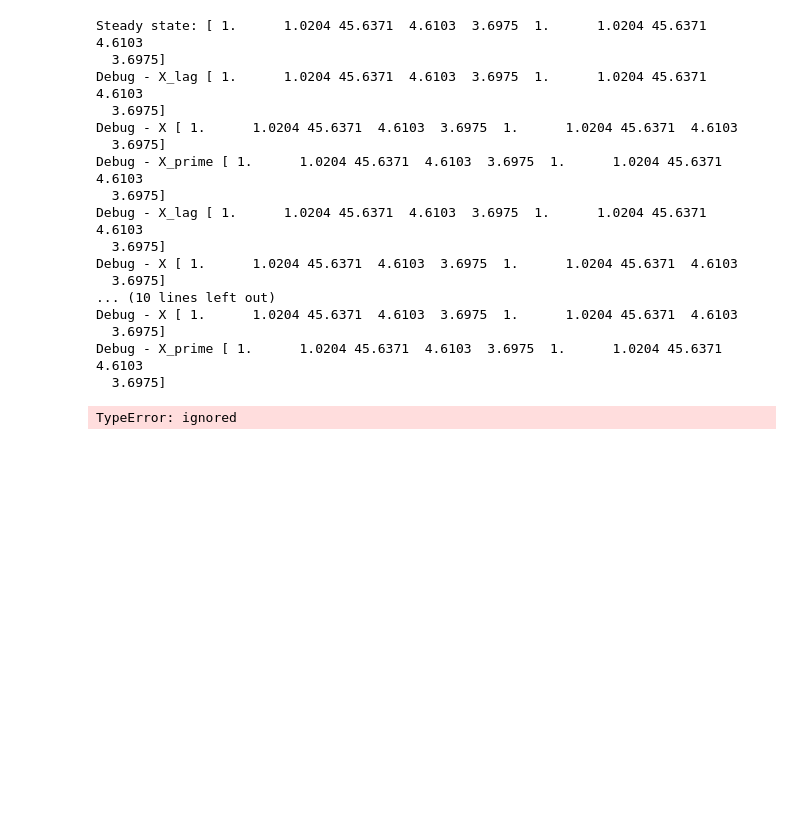
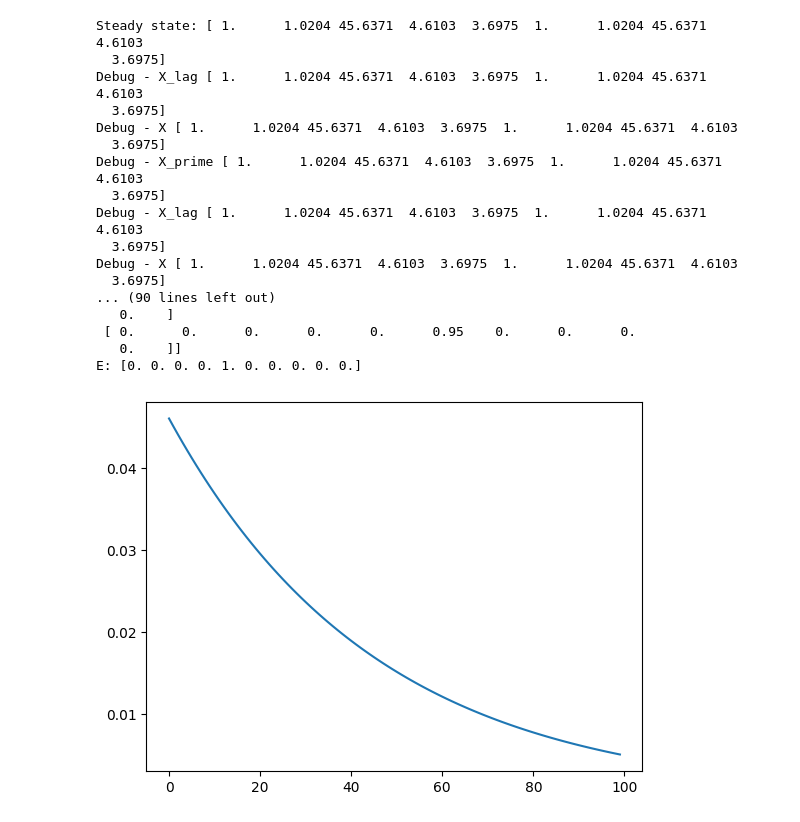
Before and after one commit to taba1/test1, a Jupyter notebook: rbc5.ipynb, the cells around one changed output. Drawn from its saved outputs; the diff is of its cells as text; code cells hidden in the pictures; blank space fills up the shorter version.

```diff
--- a/rbc5.ipynb
+++ b/rbc5.ipynb
@@ -28,7 +50,7 @@ from Support import SolveSystem
 
 # Indexing
 nX = 10
-nEps = 2
+nEps = 1
 iZ, iR, iK, iY, iC, iZf, iRf, iKf, iYf, iCf= range(nX)
 
 
@@ -89,11 +111,11 @@ def F(X_Lag,X,X_Prime,epsilon,epsilonf):
             Z * K_L**alpha - Y,# Production function
             rho * np.log(Z_L) + epsilon - np.log(Z),# TFP evolution
 
-            beta * R_P * C_P**(-gamma) * C**gamma - 1.0, # Euler equation
-            alpha * Z  * K_L **(alpha-1) + 1 -delta - R, # MPK
-            (1-delta) * K_L + Y - C - K,# Aggregate resource constraint
-            Z * K_L**alpha - Y,# Production function
-            rho * np.log(Z_L) + epsilon - np.log(Z)# TFP evolution
+            betaf * Rf_P * Cf_P**(-gamma) * Cf**gamma - 1.0, # Euler equation
+            alphaf * Zf  * Kf_L **(alphaf-1) + 1 -deltaf - Rf, # MPK
+            (1-deltaf) * Kf_L + Yf - Cf - Kf,# Aggregate resource constraint
+            Zf * Kf_L**alphaf - Yf,# Production function
+            rhof * np.log(Zf_L) + epsilonf - np.log(Zf)# TFP evolution
             ))
 
 
@@ -105,8 +127,7 @@ assert( np.allclose( F(X_SS,X_SS,X_SS,epsilon_SS,epsilonf_SS) , np.zeros(nX)))
 A = jacobian(lambda x: F(X_SS,X_SS,x,epsilon_SS,epsilonf_SS))(X_SS)
 B = jacobian(lambda x: F(X_SS,x,X_SS,epsilon_SS,epsilonf_SS))(X_SS)
 C = jacobian(lambda x: F(x,X_SS,X_SS,epsilon_SS,epsilonf_SS))(X_SS)
-E = jacobian(lambda x: F(X_SS,X_SS,X_SS,x))(epsilon_SS,epsilonf_SS)
-
+E = jacobian(lambda x: F(X_SS, X_SS, X_SS, x, epsilonf_SS))(epsilon_SS)
 
 
 
@@ -118,36 +139,36 @@ IRF_RBC = np.zeros((nX,100))
 IRF_RBC[:,0] = Q * 0.01
 
 for t in range(1,100):
     IRF_RBC[:,t] = P@IRF_RBC[:,t-1]
 
 
 # This material below runs only if this file is executed as a script
 if __name__ == "__main__":
 
 
     print("A: {}".format(A))
     print("B: {}".format(B))
     print("C: {}".format(C))
     print("E: {}".format(E))
 
     import matplotlib.pyplot as plt
     plt.plot(IRF_RBC[iY,:])
 # %% [output]
 Steady state: [ 1.      1.0204 45.6371  4.6103  3.6975  1.      1.0204 45.6371  4.6103
   3.6975]
 Debug - X_lag [ 1.      1.0204 45.6371  4.6103  3.6975  1.      1.0204 45.6371  4.6103
   3.6975]
 Debug - X [ 1.      1.0204 45.6371  4.6103  3.6975  1.      1.0204 45.6371  4.6103
   3.6975]
 Debug - X_prime [ 1.      1.0204 45.6371  4.6103  3.6975  1.      1.0204 45.6371  4.6103
   3.6975]
 Debug - X_lag [ 1.      1.0204 45.6371  4.6103  3.6975  1.      1.0204 45.6371  4.6103
   3.6975]
 Debug - X [ 1.      1.0204 45.6371  4.6103  3.6975  1.      1.0204 45.6371  4.6103
   3.6975]
-... (10 lines left out)
-Debug - X [ 1.      1.0204 45.6371  4.6103  3.6975  1.      1.0204 45.6371  4.6103
-  3.6975]
-Debug - X_prime [ 1.      1.0204 45.6371  4.6103  3.6975  1.      1.0204 45.6371  4.6103
-  3.6975]
+... (90 lines left out)
+   0.    ]
+ [ 0.      0.      0.      0.      0.      0.95    0.      0.      0.
+   0.    ]]
+E: [0. 0. 0. 0. 1. 0. 0. 0. 0. 0.]
-TypeError: ignored
+[figure, added]
```
Also changed, not shown: parts of 2 cells of this notebook.
